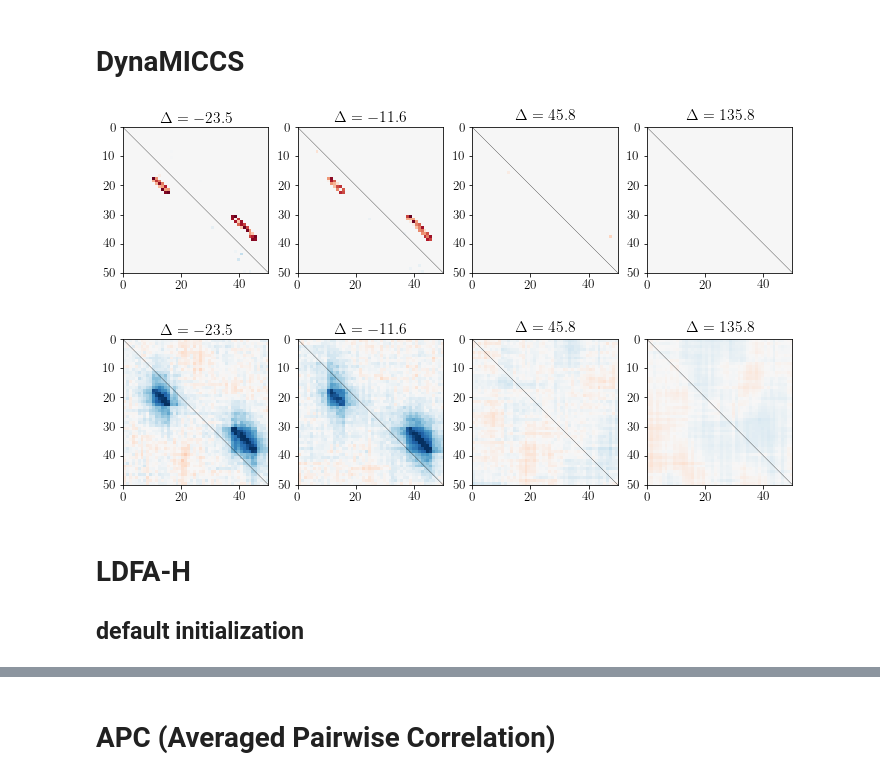
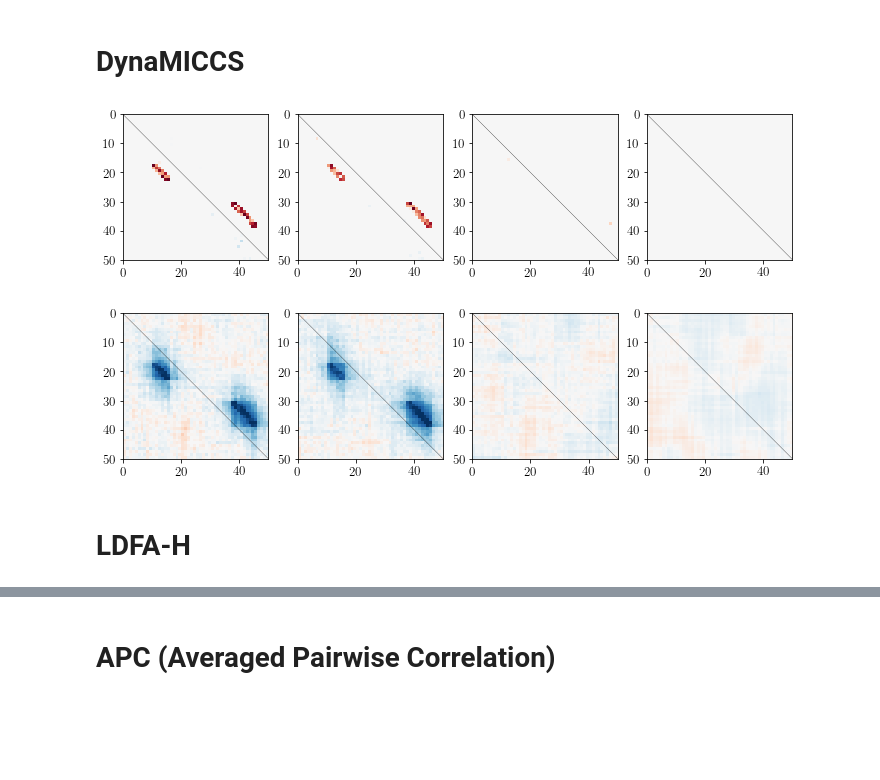
Before and after one commit to HeejongBong/ldfa, a Jupyter notebook: example/3.1 CDFA versus existing methods in addressing noise auto-correlation.ipynb, the cells around one changed output, grey strips where cells are left out. Drawn from its saved outputs; the diff is of its cells as text; code cells hidden in the pictures; blank space fills up the shorter version.

```diff
--- a/example/3.1 CDFA versus existing methods in addressing noise auto-correlation.ipynb
+++ b/example/3.1 CDFA versus existing methods in addressing noise auto-correlation.ipynb
@@ -230,8 +230,8 @@ for iter_eps, dummy in enumerate(dummies):
 #         [dummy[0] + dirs[0][None,:,None] * (sd_ldummy[:num_time,None,None]*lv[:num_time,None,:]-ldummy[0][:,None,:]),
 #          dummy[1] + dirs[1][None,:,None] * (sd_ldummy[num_time:,None,None]*lv[num_time:,None,:]-ldummy[1][:,None,:])])
 # %%
-# for iter_eps, data in enumerate(datasets):
-#     io.savemat('%s/data_sim_%d.mat'%(save_dir, iter_eps), {'pop_0': data[0], 'pop_1': data[1]})
+for iter_eps, data in enumerate(datasets):
+    io.savemat('%s/data_sim_%d.mat'%(save_dir, iter_eps), {'pop_0': data[0], 'pop_1': data[1]})
 # %% [markdown]
 # parameters
 # %%
@@ -305,20 +305,19 @@ for i, data in enumerate(datasets):
 # %%
 plt.figure(figsize=(12, 3))
 for i, (l, W, lgv_dmm) in enumerate(zip(
     lambdas_eps[show_eps], Omegas_dmx[show_eps], lgvs_avg[show_eps])):
     plt.subplot(1,4,i+1)
     dmx.imshow(W[:num_time,num_time:], identity=True, vmax=0.2, time=[0,50])
-    plt.title(r'$\Delta = %.1f$'%(lgv_latent-lgv_dmm))
+#     plt.title(r'$\Delta = %.1f$'%(lgv_latent-lgv_dmm))
 # %% [output]
-[figure, old version]
+[figure, new version]
 # %%
 plt.figure(figsize=(12, 3))
 for i, (l, W, lgv_dmm) in enumerate(zip(
     lambdas_eps[show_eps], Sigmas_dmx[show_eps], lgvs_avg[show_eps])):
     plt.subplot(1,4,i+1); dmx.imshow(W[:num_time,num_time:], identity=True, vmax=0.5, time=[0,50])
-    plt.title(r'$\Delta = %.1f$'%(lgv_latent-lgv_dmm))
+#     plt.title(r'$\Delta = %.1f$'%(lgv_latent-lgv_dmm))
 # %% [output]
-[figure, old version]
+[figure, new version]
 # %% [markdown]
 # LDFA-H
-## default initialization
```
Also changed, not shown: parts of 10 cells of this notebook, 14 other files.
